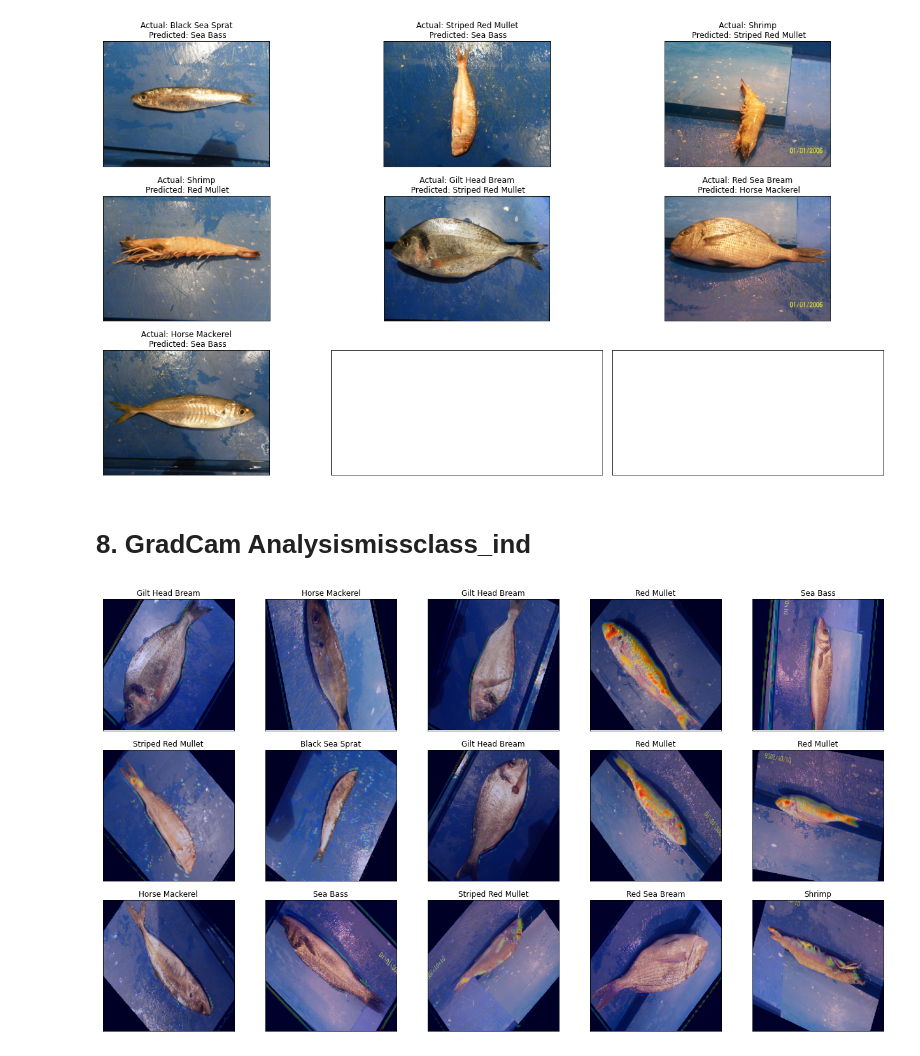
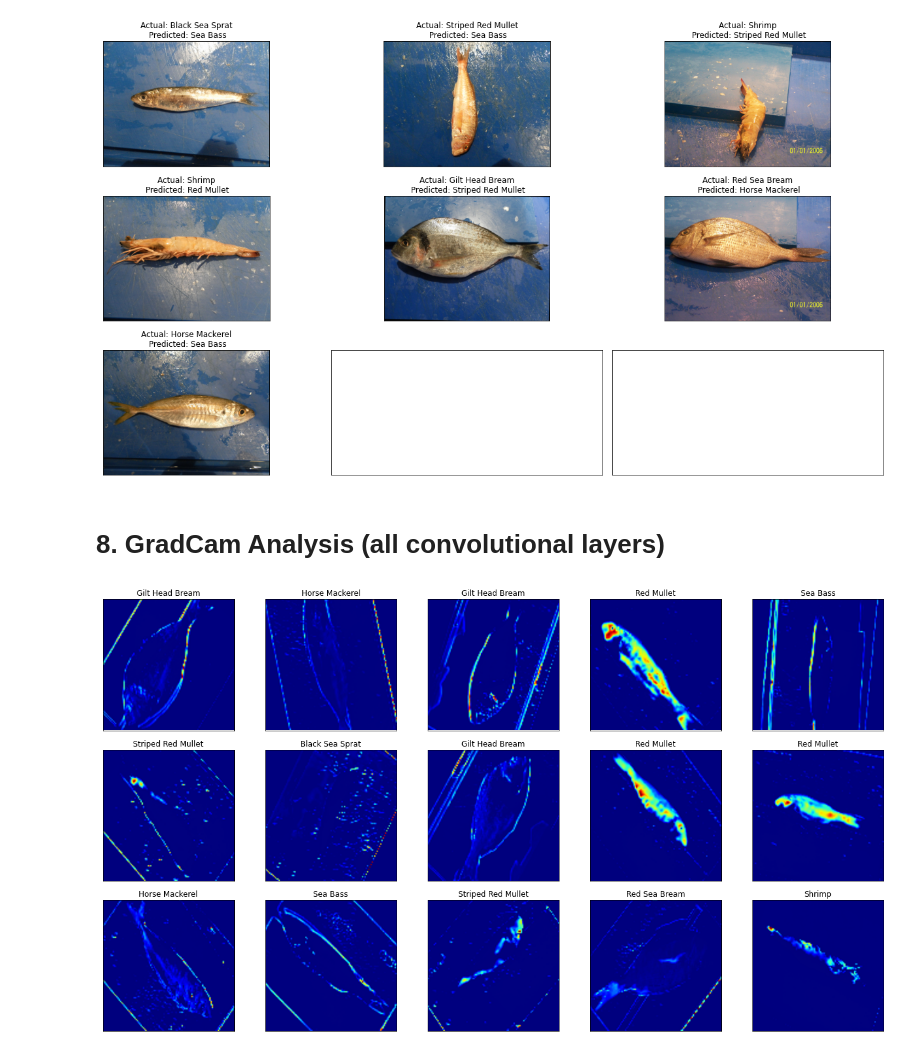
Before and after one commit to zseddek/ENEL645_FinalProject_FishClassification, a Jupyter notebook: Scripts/FishClassification_CUSTOM.ipynb, the cells around one changed output. Saved outputs shown, nothing was run; the diff lists cells and outputs as text; code cells hidden in the pictures.

```diff
--- a/Scripts/FishClassification_CUSTOM.ipynb
+++ b/Scripts/FishClassification_CUSTOM.ipynb
@@ -179,7 +179,8 @@ l2 = MaxPool2D(2,2)(l1)
 l3 = Dropout(0.2)(l2)
 
 # Regularizing using penalty instead of dropout (want to maintain feature extraction capabilities)
-l4 = Conv2D(filters=64, kernel_size=(3,3), activation='relu', kernel_regularizer=tf.keras.regularizers.l2(l2=0.001))(l3)
+l4 = Conv2D(filters=64, kernel_size=(3,3), activation='relu', kernel_regularizer=tf.keras.regularizers.l2(l2=0.001),
+           name='lastconvlayer')(l3)
 l5 = MaxPool2D(2,2)(l4)
 l6 = Flatten()(l5)
 
@@ -403,20 +401,15 @@ plt.show();
 Only 7 fish samples were classified incorrectly!
 [figure]
 # %% [markdown]
-# 8. GradCam Analysismissclass_ind
+# 8. GradCam Analysis (all convolutional layers)
 # %%
 import matplotlib.cm as cm
 
 def get_img_array(img_path, size):
-    # `img` is a PIL image of size 299x299
     img = tf.keras.preprocessing.image.load_img(img_path, target_size=size)
-    # `array` is a float32 Numpy array of shape (224, 224, 3)
-    array = tf.keras.preprocessing.image.img_to_array(img)
-    # We add a dimension to transform our array into a "batch"
-    # of size (1, 224, 224, 3)
+    array = tf.keras.preprocessing.image.img_to_array(img)*(1./255)
     array = np.expand_dims(array, axis=0)
     return array
-
 
 def make_gradcam_heatmap(img_array, model, last_conv_layer_name, pred_index=None):
     # First, we create a model that maps the input image to the activations
@@ -452,7 +445,7 @@ def make_gradcam_heatmap(img_array, model, last_conv_layer_name, pred_index=None
     heatmap = tf.maximum(heatmap, 0) / tf.math.reduce_max(heatmap)
     return heatmap.numpy()
 
-def save_and_display_gradcam(img, heatmap, alpha=0.4):
+def save_and_display_gradcam(img, heatmap, alpha=0.6):
     # Rescale heatmap to a range 0-255
     heatmap = np.uint8(255 * heatmap)
 
@@ -474,17 +467,18 @@ def save_and_display_gradcam(img, heatmap, alpha=0.4):
 
     return superimposed_img
 # %%
-# Display 20 picture of the dataset with their labels
+model.layers[-1].activation = None # Removing softmax activation function from the last dense layer
+
 fig, axes = plt.subplots(nrows=3, ncols=5, figsize=(18, 10),
                         subplot_kw={'xticks': [], 'yticks': []})
 
 for i, ax in enumerate(axes.flat):
     test_img = get_img_array(total_df.loc[i, 'Filepath'], (224,224))
-    test_heatmap = make_gradcam_heatmap(test_img, model, "conv2d_9")
+    test_heatmap = make_gradcam_heatmap(test_img, model, "lastconvlayer")
     ax.imshow(save_and_display_gradcam(test_img.reshape(224,224,3), test_heatmap))
     ax.set_title(total_df.loc[i, 'Label'])
 
 plt.tight_layout()
 plt.show();
 # %% [output]
-[figure, old version]
+[figure, new version]
```
Also changed, not shown: parts of 4 cells of this notebook.
